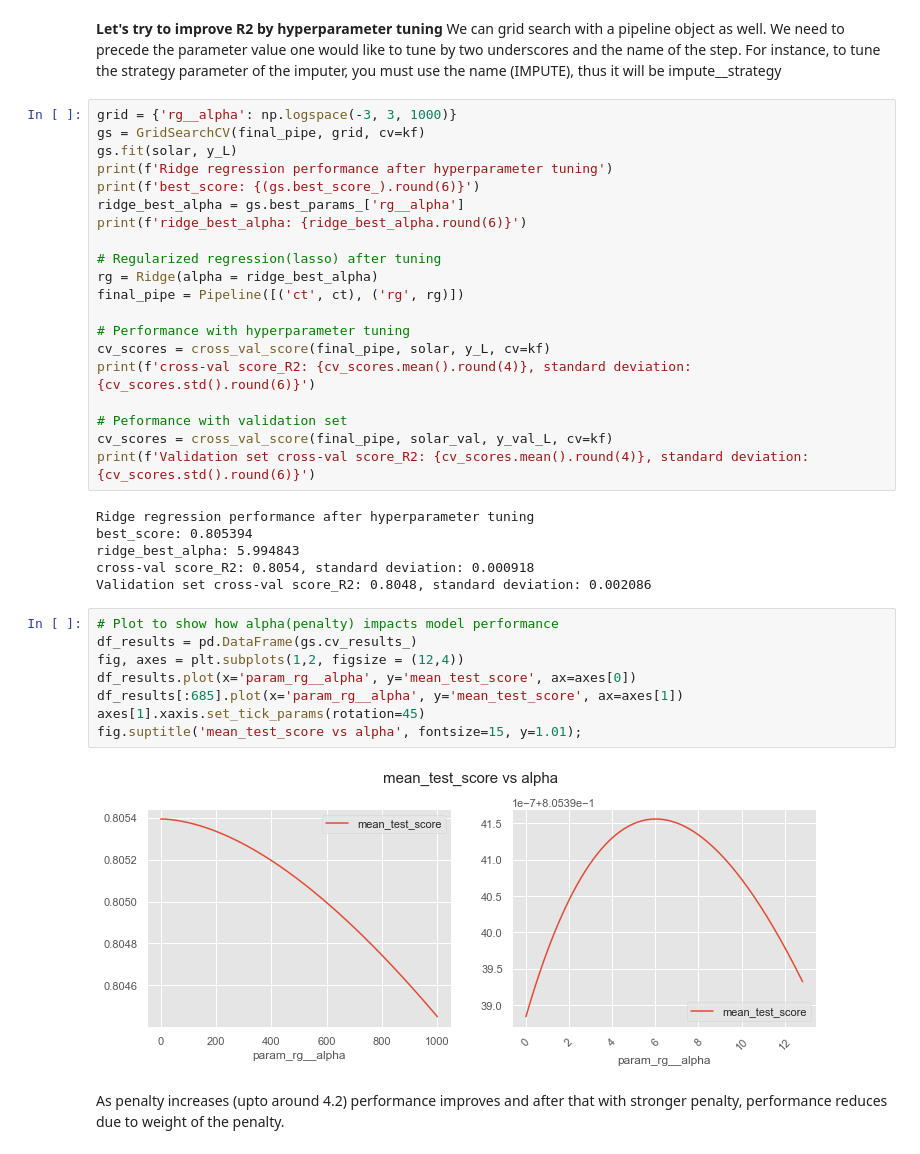
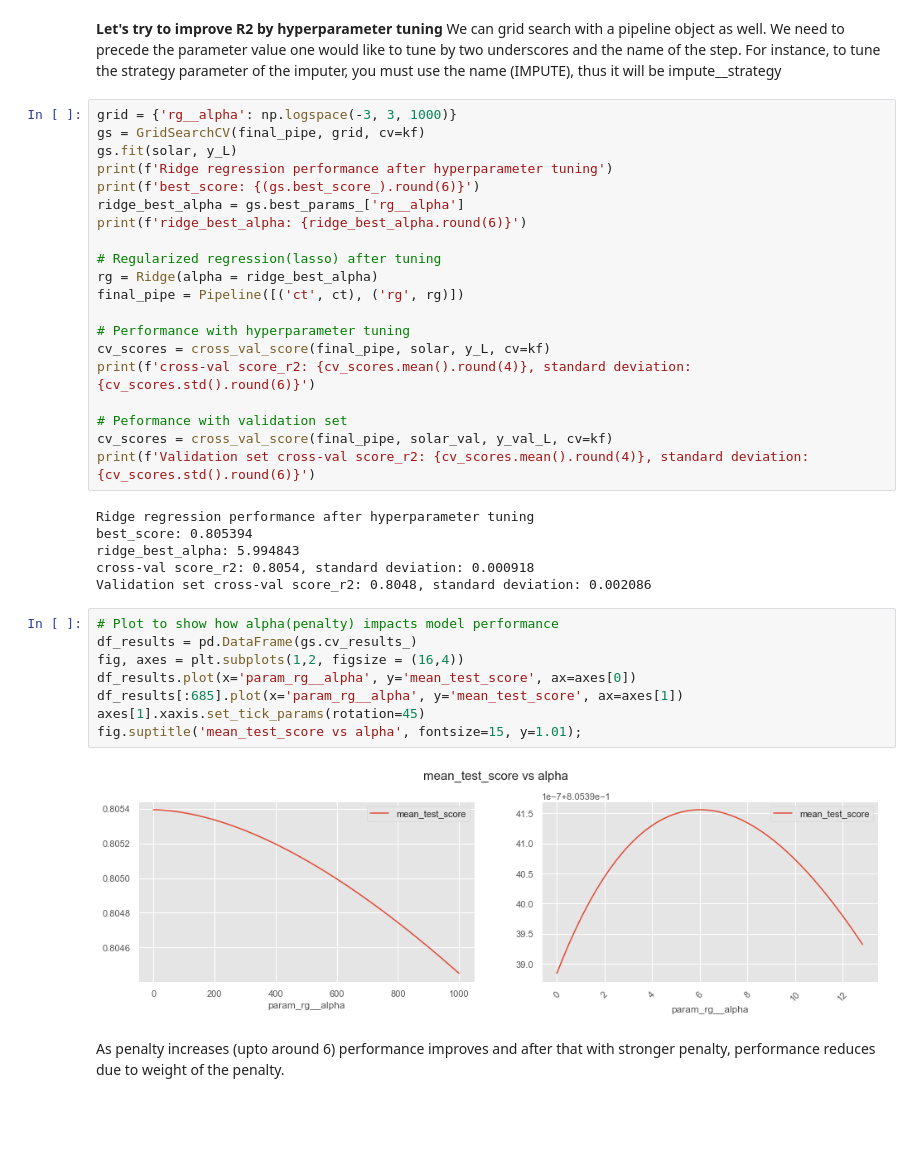
Before and after one commit to SayantanMitra87/Solar-Panel_Size_and_Cost_Prediction, a Jupyter notebook: Data_Analysis/Part 3. SolarPanel_Cost_Prediction_MLpipeline.ipynb, the cells around one changed output. Drawn from its saved outputs; the diff is of its cells as text; blank space fills up the shorter version.

```diff
--- a/Data_Analysis/Part 3. SolarPanel_Cost_Prediction_MLpipeline.ipynb
+++ b/Data_Analysis/Part 3. SolarPanel_Cost_Prediction_MLpipeline.ipynb
@@ -353,26 +354,26 @@ final_pipe = Pipeline([('ct', ct), ('rg', rg)])
 
 # Performance with hyperparameter tuning
 cv_scores = cross_val_score(final_pipe, solar, y_L, cv=kf)
-print(f'cross-val score_R2: {cv_scores.mean().round(4)}, standard deviation: {cv_scores.std().round(6)}')
+print(f'cross-val score_r2: {cv_scores.mean().round(4)}, standard deviation: {cv_scores.std().round(6)}')
 
 # Peformance with validation set
 cv_scores = cross_val_score(final_pipe, solar_val, y_val_L, cv=kf)
-print(f'Validation set cross-val score_R2: {cv_scores.mean().round(4)}, standard deviation: {cv_scores.std().round(6)}')
+print(f'Validation set cross-val score_r2: {cv_scores.mean().round(4)}, standard deviation: {cv_scores.std().round(6)}')
 # %% [output]
 Ridge regression performance after hyperparameter tuning
 best_score: 0.805394
 ridge_best_alpha: 5.994843
-cross-val score_R2: 0.8054, standard deviation: 0.000918
-Validation set cross-val score_R2: 0.8048, standard deviation: 0.002086
+cross-val score_r2: 0.8054, standard deviation: 0.000918
+Validation set cross-val score_r2: 0.8048, standard deviation: 0.002086
 # %%
 # Plot to show how alpha(penalty) impacts model performance
 df_results = pd.DataFrame(gs.cv_results_)
-fig, axes = plt.subplots(1,2, figsize = (12,4))
+fig, axes = plt.subplots(1,2, figsize = (16,4))
 df_results.plot(x='param_rg__alpha', y='mean_test_score', ax=axes[0])
 df_results[:685].plot(x='param_rg__alpha', y='mean_test_score', ax=axes[1])
 axes[1].xaxis.set_tick_params(rotation=45)
 fig.suptitle('mean_test_score vs alpha', fontsize=15, y=1.01);
 # %% [output]
-[figure, old version]
+[figure, new version]
 # %% [markdown]
-As penalty increases (upto around 4.2) performance improves and after that with stronger penalty, performance reduces due to weight of the penalty.
+As penalty increases (upto around 6) performance improves and after that with stronger penalty, performance reduces due to weight of the penalty.
```
Also changed, not shown: parts of 8 cells of this notebook.
